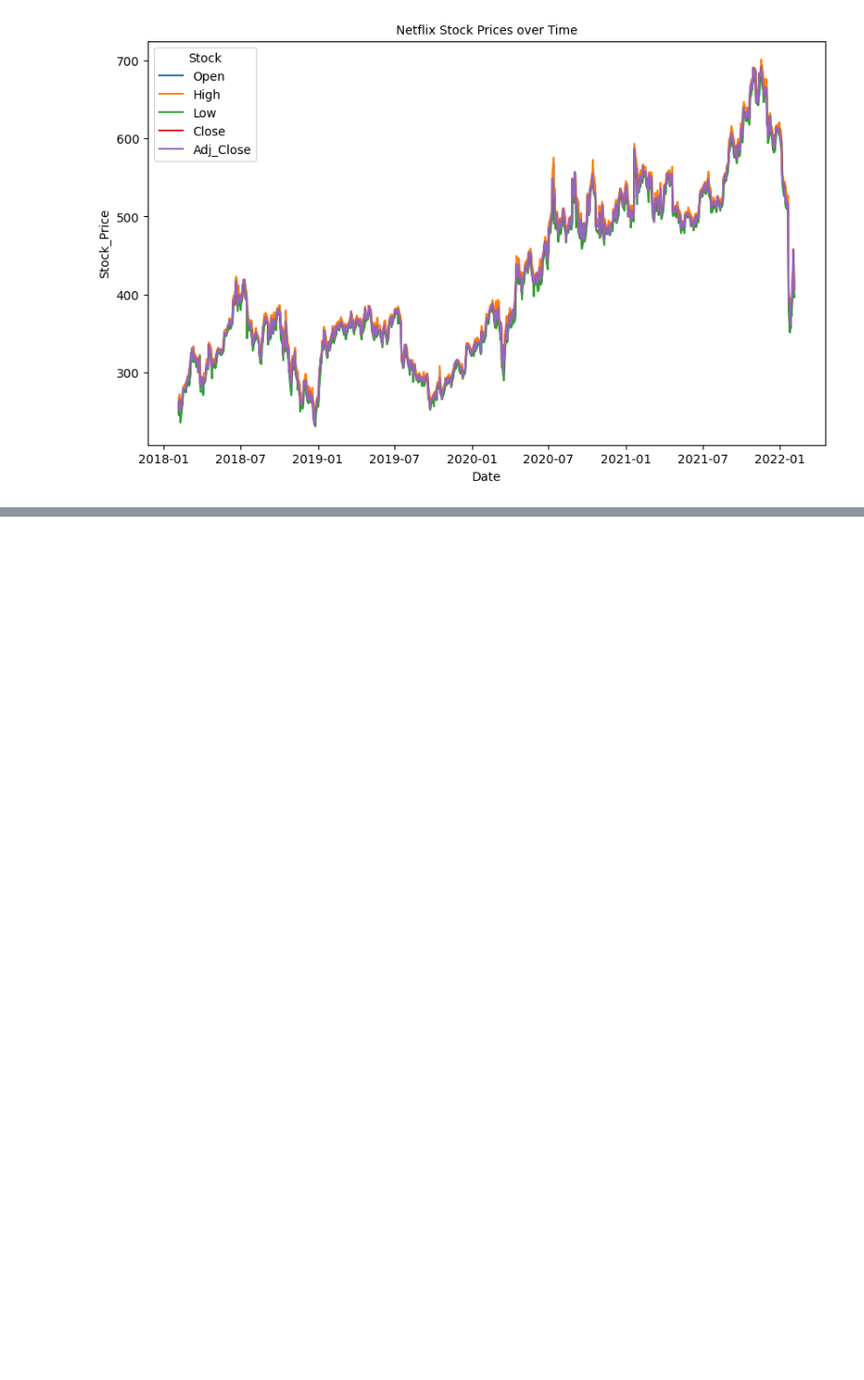
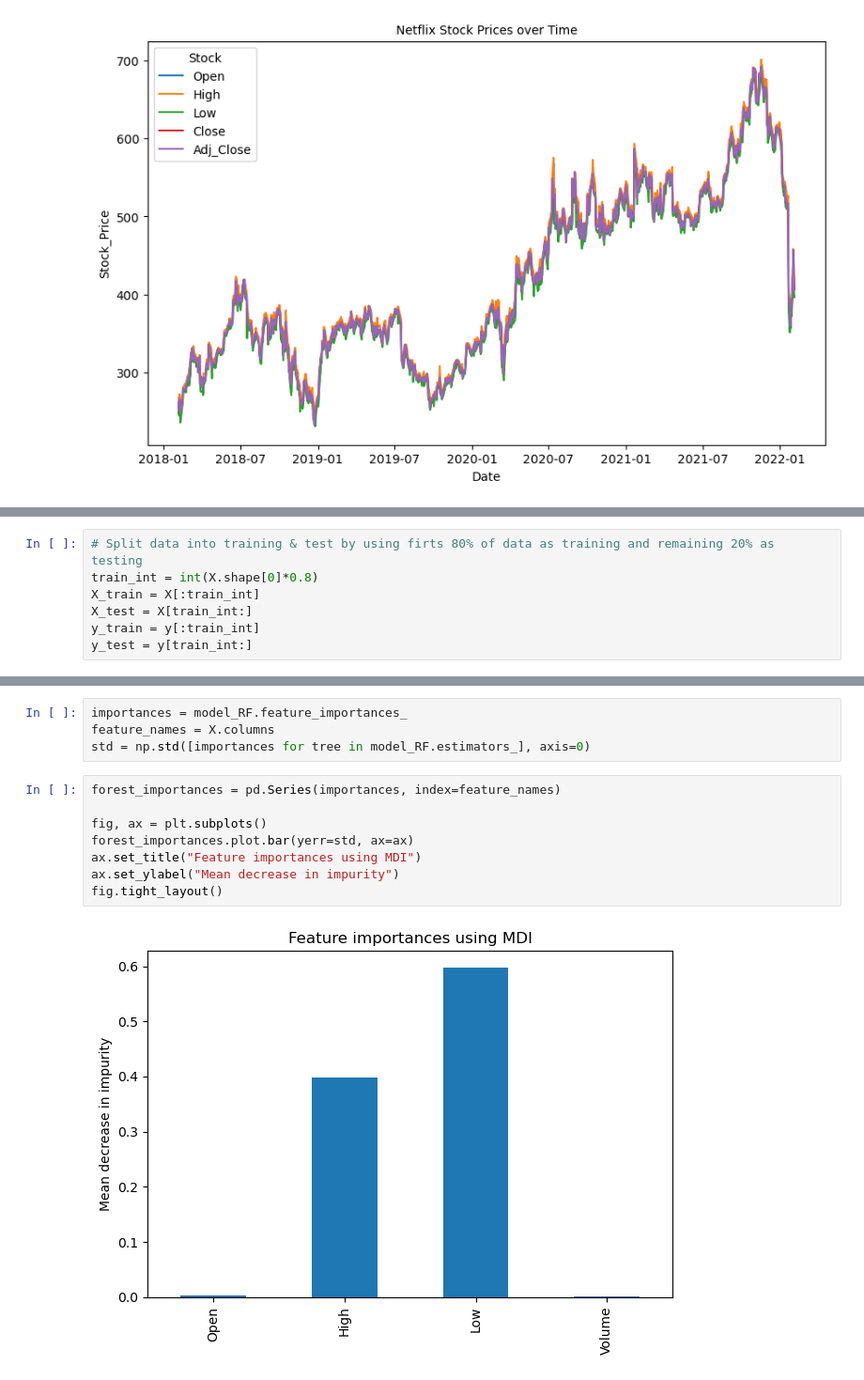
Before and after one commit to ChloeADevine/Netflix-Stock-Prediction, a Jupyter notebook: Netflix Stock Prediction.ipynb, the cells around one changed output, grey strips where cells are left out. Shown at 94% size. Drawn from its saved outputs; the diff is of its cells as text; blank space fills up the shorter version.

```diff
--- a/Netflix Stock Prediction.ipynb
+++ b/Netflix Stock Prediction.ipynb
@@ -70,0 +79,7 @@ plt.plot(ts)
+# %%
+# Split data into training & test by using firts 80% of data as training and remaining 20% as testing
+train_int = int(X.shape[0]*0.8)
+X_train = X[:train_int]
+X_test = X[train_int:]
+y_train = y[:train_int]
+y_test = y[train_int:]
@@ -70,0 +140,14 @@ plt.plot(ts)
+# %%
+importances = model_RF.feature_importances_
+feature_names = X.columns
+std = np.std([importances for tree in model_RF.estimators_], axis=0)
+# %%
+forest_importances = pd.Series(importances, index=feature_names)
+
+fig, ax = plt.subplots()
+forest_importances.plot.bar(yerr=std, ax=ax)
+ax.set_title("Feature importances using MDI")
+ax.set_ylabel("Mean decrease in impurity")
+fig.tight_layout()
+# %% [output]
+[figure, added]
```
Also changed, not shown: parts of 29 cells of this notebook.
